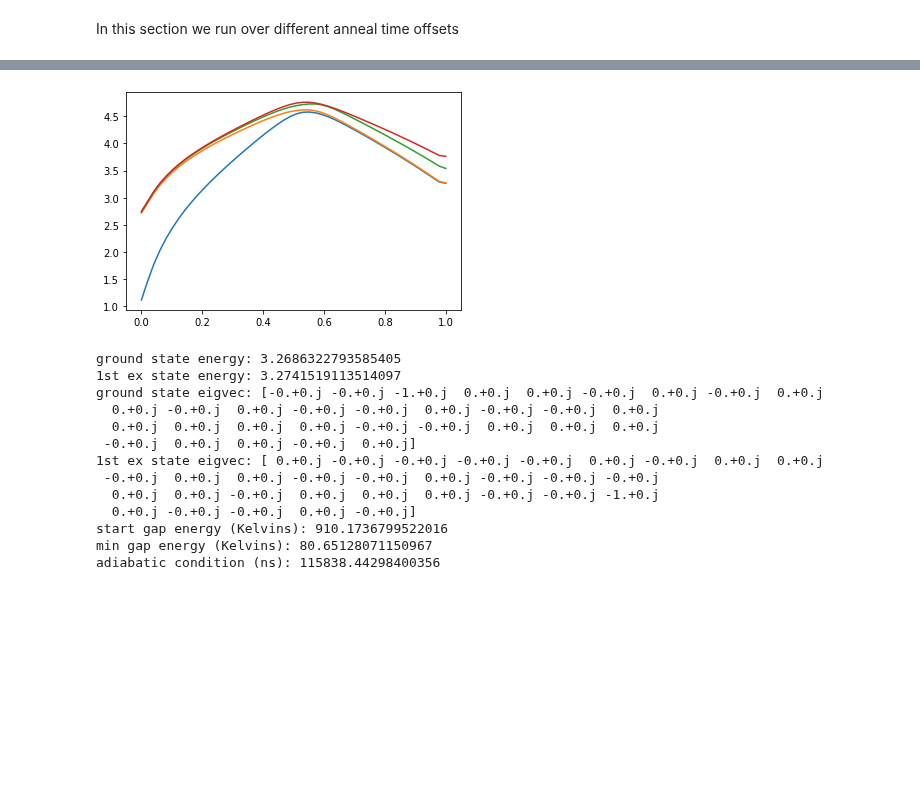
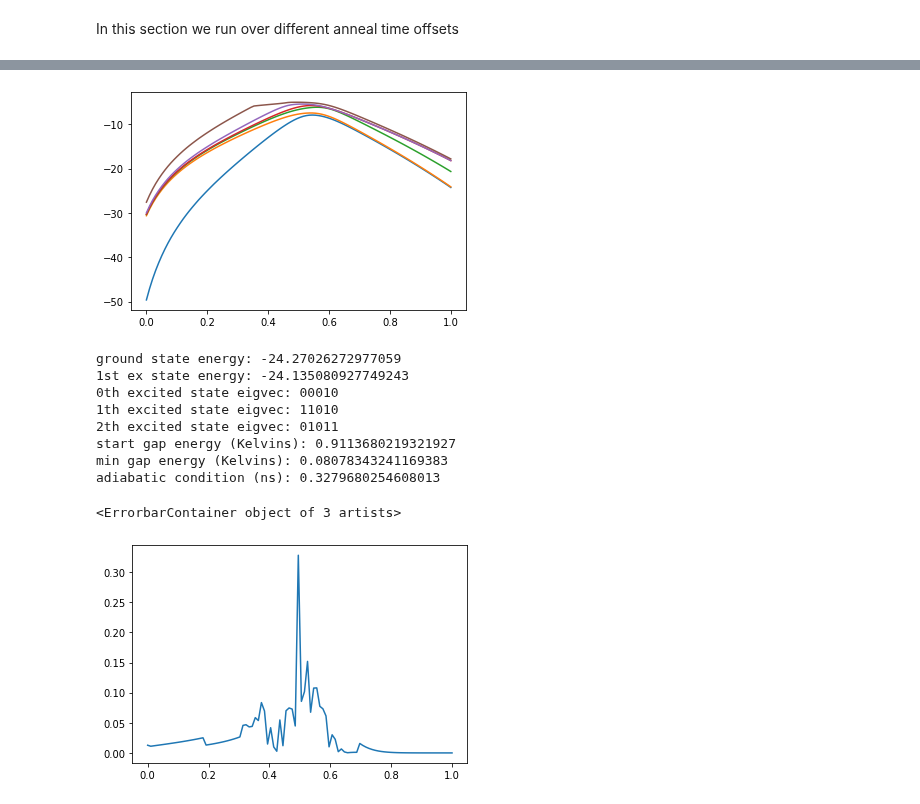
Before and after one commit to cchang5/quantum_linear_programming, a Jupyter notebook: notebooks/runs/run1.ipynb, the cells around one changed output, grey strips where cells are left out. Cells and saved outputs as stored; diff of their text form; code cells hidden in the pictures; blank space fills up the shorter version.

```diff
--- a/notebooks/runs/run1.ipynb
+++ b/notebooks/runs/run1.ipynb
@@ -121,7 +121,7 @@ an existing one. E-mail me if you need more explanation.
 # %%
 offset = "binary"
 anneal_curve = "dwave"
-fill_value = "truncate"
+fill_value = "extrapolate"
 # %% [markdown]
 ## Parameters for numerical solve of ODE
 # %% [markdown]
@@ -420,59 +420,60 @@ with open(query.instance.path, "rb") as file:
     tdse = pickle.load(file)
 normalized_time = tdse.offset["normalized_time"]
 
-num_es = 4
+num_es = 6
 # unit conversion
 # sol.y = [GHz / h]
-make_dimensionless = 1 / energyscale * 1 / tdse.AS.B(normalized_time[1])[0]
 
 fig = plt.figure()
 ax = plt.axes()
 gap = dict()
 
 x = []
 y = {es: [] for es in range(num_es)}
 V = []
-for s in np.linspace(normalized_time[0], normalized_time[1]):
+tdse.ising["energyscale"] = 1 # Hamiltonian = 1 ns^-1
+for s in np.linspace(normalized_time[0], normalized_time[1], 100):
     eigval, eigvec = eigh((tdse.annealingH(s)).toarray())
-    seigval = (
-        np.sort(eigval) * make_dimensionless + tdse.ising["c"] + tdse.ising["qubo_constant"]
-    )
     x.append(s)
     for es in y.keys():
-        y[es].append(seigval[es])
-    Vi = np.einsum('ij,j->i', tdse.annealingH(s).todense(), eigvec[1])
+        y[es].append(eigval[es])
+    Vi = np.einsum('ij,j->i', tdse.annealingH(s).todense(), eigvec[2])
     Vi = abs(np.einsum('i,i', eigvec[0], Vi).real)
     V.append(Vi)
 for es in y.keys():
     ax.errorbar(x=x, y=y[es])
 gap = {es: np.array(y[es]) - np.array(y[0]) for es in y.keys()}
 plt.draw()
 plt.show()
 print("ground state energy:", y[0][-1])
 print("1st ex state energy:", y[1][-1])
 eigval, eigvec = eigh((tdse.annealingH(s)).toarray())
-print("ground state eigvec:", np.round(eigvec[0]))
-print("1st ex state eigvec:", np.round(eigvec[1]))
+for n in range(3):
+    print(f"{n}th excited state eigvec:", "{0:05b}".format(np.argmax(np.absolute(np.round(eigvec[n]).real))))
+
 kb = 8.617333262145E-5 #eV⋅K−1
 h = 4.135667696E-15 #eV⋅s
 h_kb = h/kb # K*s
-print("start gap energy (Kelvins):", energyscale * tdse.AS.B(normalized_time[1])[0]*(y[1][0] - y[0][0])*1E9*h_kb)
-mingap = min(np.array(y[2]) - np.array(y[0]))
-print("min gap energy (Kelvins):", energyscale * tdse.AS.B(normalized_time[1])[0]*mingap*1E9*h_kb)
+print("start gap energy (Kelvins):", (y[1][0] - y[0][0])*1E9*h_kb)
+gap = np.array(y[2]) - np.array(y[0])
+mingap = min(gap)
+print("min gap energy (Kelvins):", mingap*1E9*h_kb)
 # calculate adiabatic condition V/gap^2
-print("adiabatic condition (ns):", max(V)/mingap**2)
+scale = V/(gap)**2
+print("adiabatic condition (ns):", max(V/(gap)**2))
+
+fig = plt.figure('adiabatic condition')
+ax = plt.axes()
+ax.errorbar(x=x, y=scale)
 # %% [output]
-[figure, old version]
+[figure, new version]
-ground state energy: 3.2686322793585405
-1st ex state energy: 3.2741519113514097
-ground state eigvec: [-0.+0.j -0.+0.j -1.+0.j  0.+0.j  0.+0.j -0.+0.j  0.+0.j -0.+0.j  0.+0.j
-  0.+0.j -0.+0.j  0.+0.j -0.+0.j -0.+0.j  0.+0.j -0.+0.j -0.+0.j  0.+0.j
-  0.+0.j  0.+0.j  0.+0.j  0.+0.j -0.+0.j -0.+0.j  0.+0.j  0.+0.j  0.+0.j
- -0.+0.j  0.+0.j  0.+0.j -0.+0.j  0.+0.j]
-1st ex state eigvec: [ 0.+0.j -0.+0.j -0.+0.j -0.+0.j -0.+0.j  0.+0.j -0.+0.j  0.+0.j  0.+0.j
- -0.+0.j  0.+0.j  0.+0.j -0.+0.j -0.+0.j  0.+0.j -0.+0.j -0.+0.j -0.+0.j
-  0.+0.j  0.+0.j -0.+0.j  0.+0.j  0.+0.j  0.+0.j -0.+0.j -0.+0.j -1.+0.j
-  0.+0.j -0.+0.j -0.+0.j  0.+0.j -0.+0.j]
-start gap energy (Kelvins): 910.1736799522016
-min gap energy (Kelvins): 80.65128071150967
-adiabatic condition (ns): 115838.44298400356
+ground state energy: -24.27026272977059
+1st ex state energy: -24.135080927749243
+0th excited state eigvec: 00010
+1th excited state eigvec: 11010
+2th excited state eigvec: 01011
+start gap energy (Kelvins): 0.9113680219321927
+min gap energy (Kelvins): 0.08078343241169383
+adiabatic condition (ns): 0.3279680254608013
+<ErrorbarContainer object of 3 artists>
+[figure, added]
```
Also changed, not shown: parts of 1 cell of this notebook, 2 other files.
